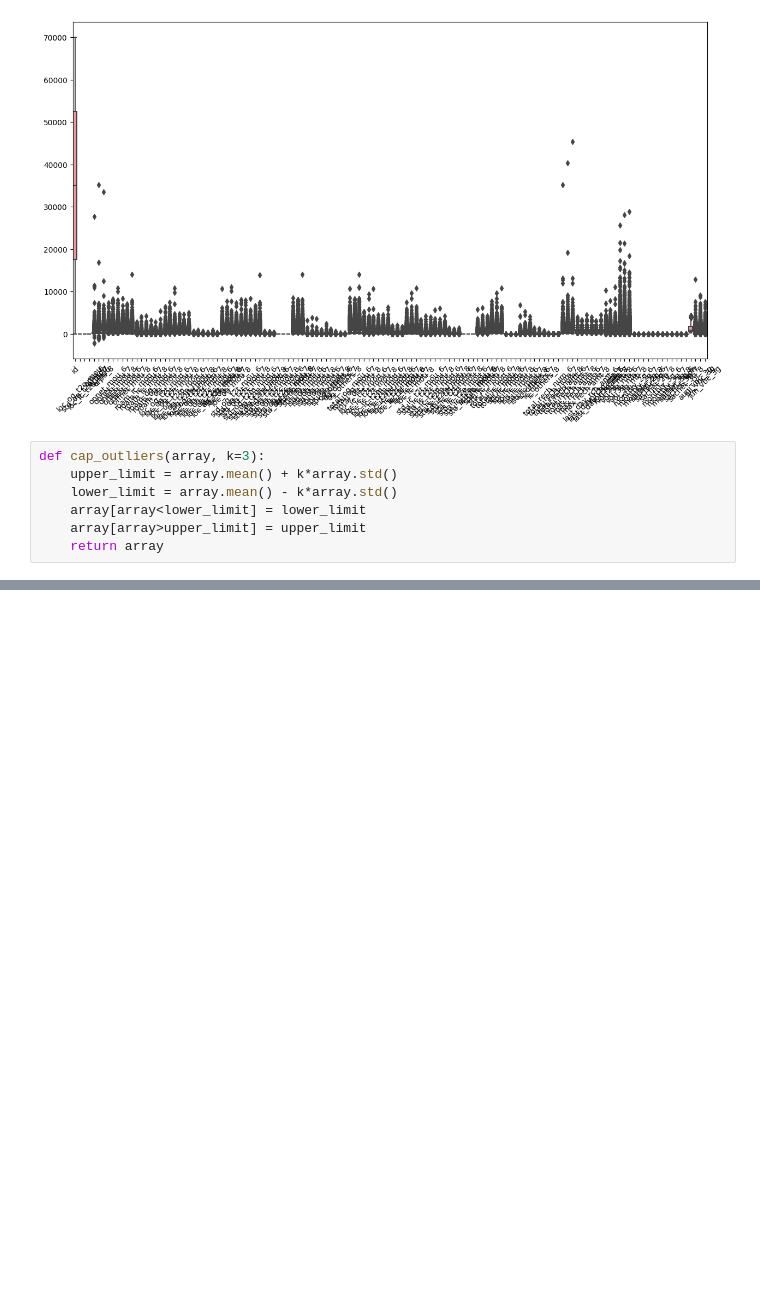
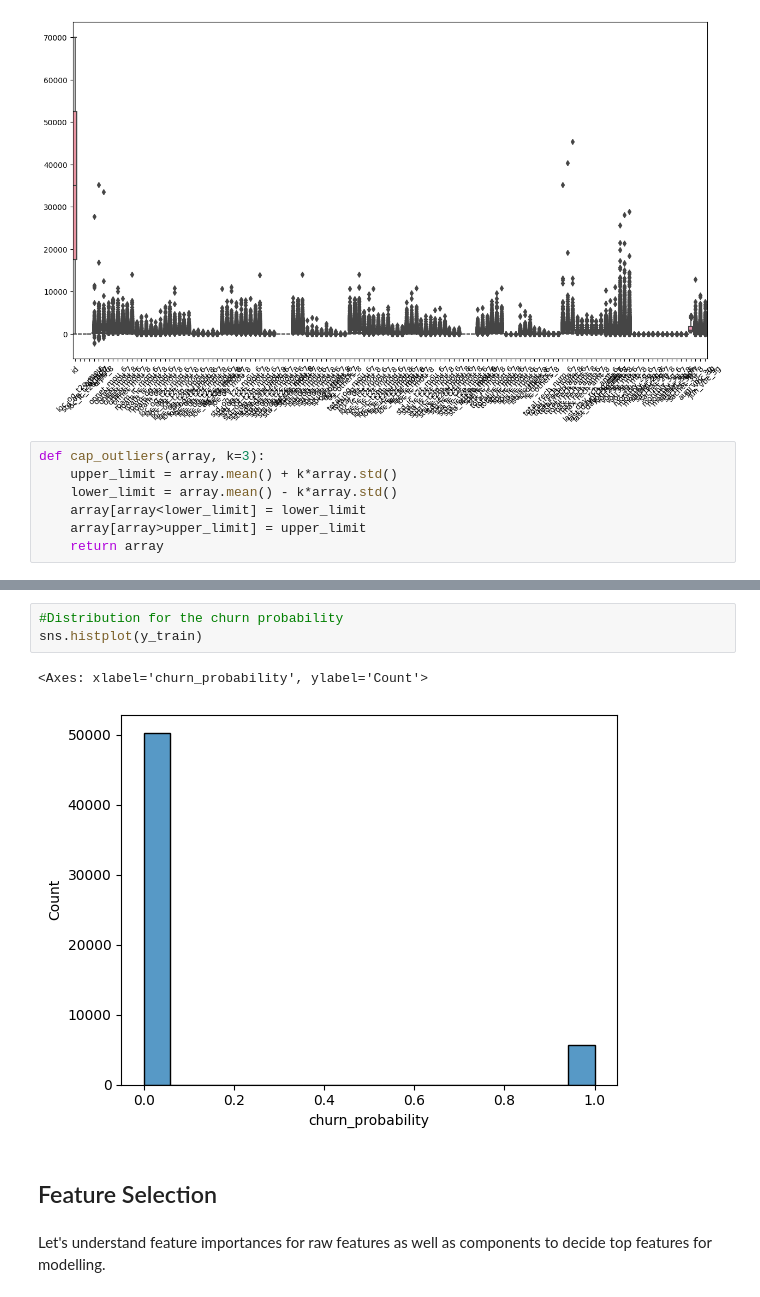
Before and after one commit to Ran-Dhir-Singh/Telecom_Churn, a Jupyter notebook: EDA1.ipynb, the cells around one changed output, grey strips where cells are left out. Cells and saved outputs as stored; diff of their text form; blank space fills up the shorter version.

```diff
--- a/EDA1.ipynb
+++ b/EDA1.ipynb
@@ -267,0 +334,10 @@ TypeError: can only concatenate str (not "int") to str
+# %%
+#Distribution for the churn probability
+sns.histplot(y_train)
+# %% [output]
+<Axes: xlabel='churn_probability', ylabel='Count'>
+[figure, added]
+# %% [markdown]
+## Feature Selection
+# %% [markdown]
+Let's understand feature importances for raw features as well as components to decide top features for modelling.
```
Also changed, not shown: parts of 48 cells of this notebook, 2 other files.
